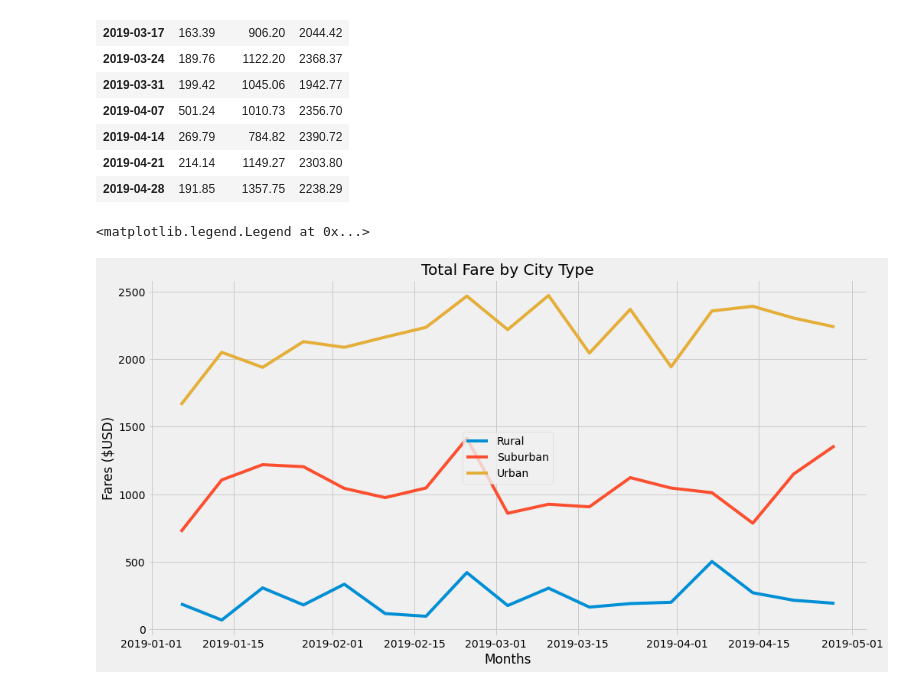
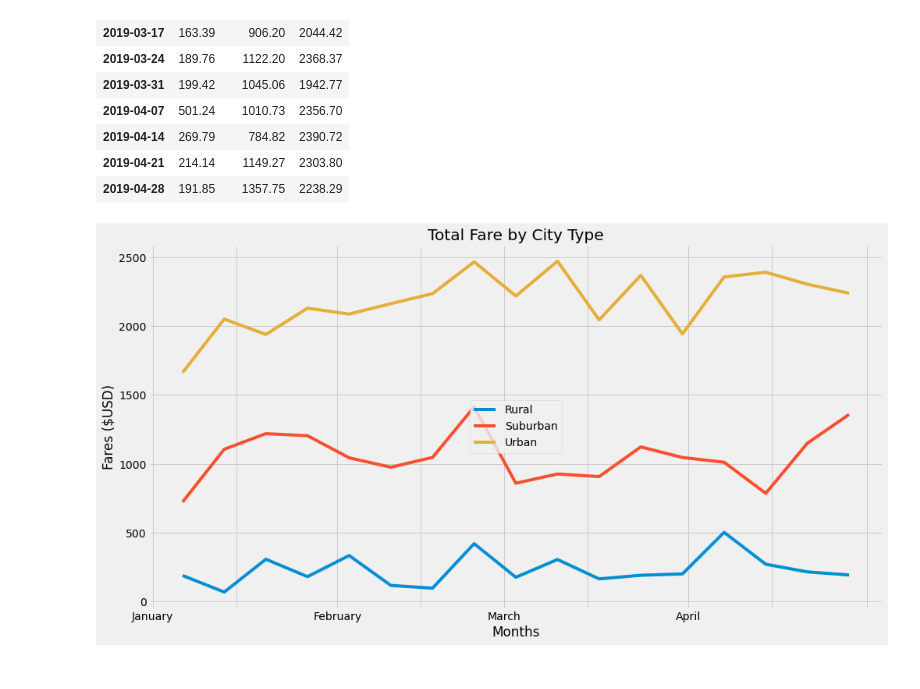
Before and after one commit to MiguelFids/PyBer-Analysis, a Jupyter notebook: PyBer_Challenge_starter_code.ipynb, the cells around one changed output. Drawn from its saved outputs; the diff is of its cells as text; code cells hidden in the pictures.

```diff
--- a/PyBer_Challenge_starter_code.ipynb
+++ b/PyBer_Challenge_starter_code.ipynb
@@ -263,18 +263,19 @@ jan_april_2019_by_week
 # %%
 #### 8. Using the object-oriented interface method, plot the resample DataFrame using the df.plot() function.
 
 # Import the style from Matplotlib.
 from matplotlib import style
 # Use the graph style fivethirtyeight.
 style.use('fivethirtyeight')
 
 
 fig, ax = plt.subplots(figsize=(15,8))
 ax.plot(jan_april_2019_by_week, label=["Rural","Suburban","Urban"])
 ax.set_title("Total Fare by City Type")
 ax.set_ylabel("Fares ($USD)")
 ax.set_xlabel("Months")
 ax.legend(loc="center")
+ax.set_xticklabels(["January","","February","","March","","April"])
+plt.savefig("analysis/Total Fare by City Type.png")
 # %% [output]
-<matplotlib.legend.Legend at 0x...>
-[figure, old version]
+[figure, new version]
```
Also changed, not shown: 1 other file.
